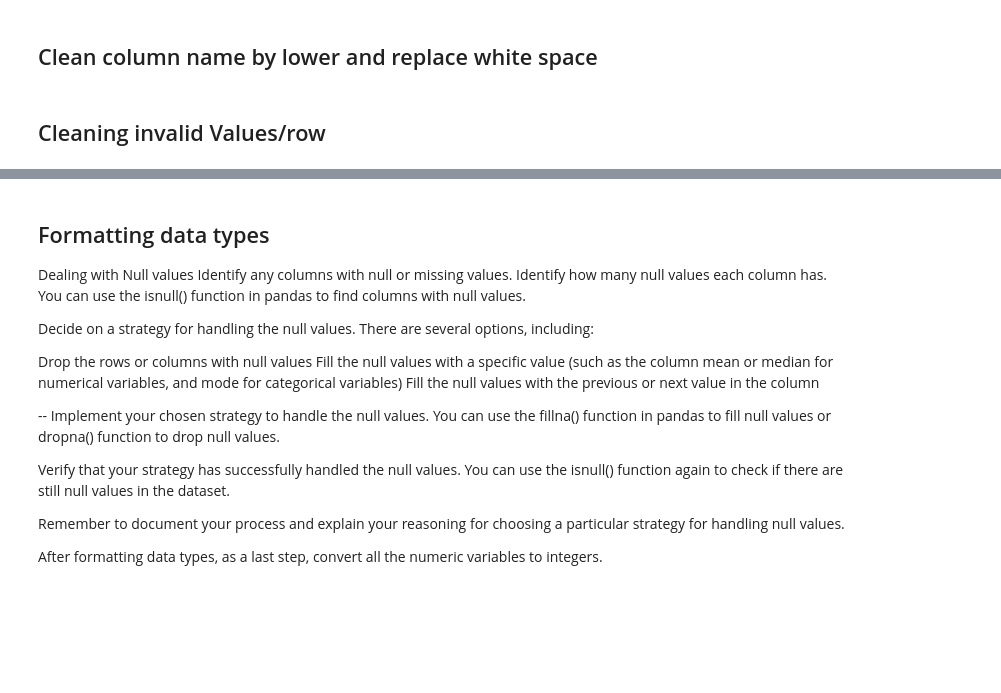
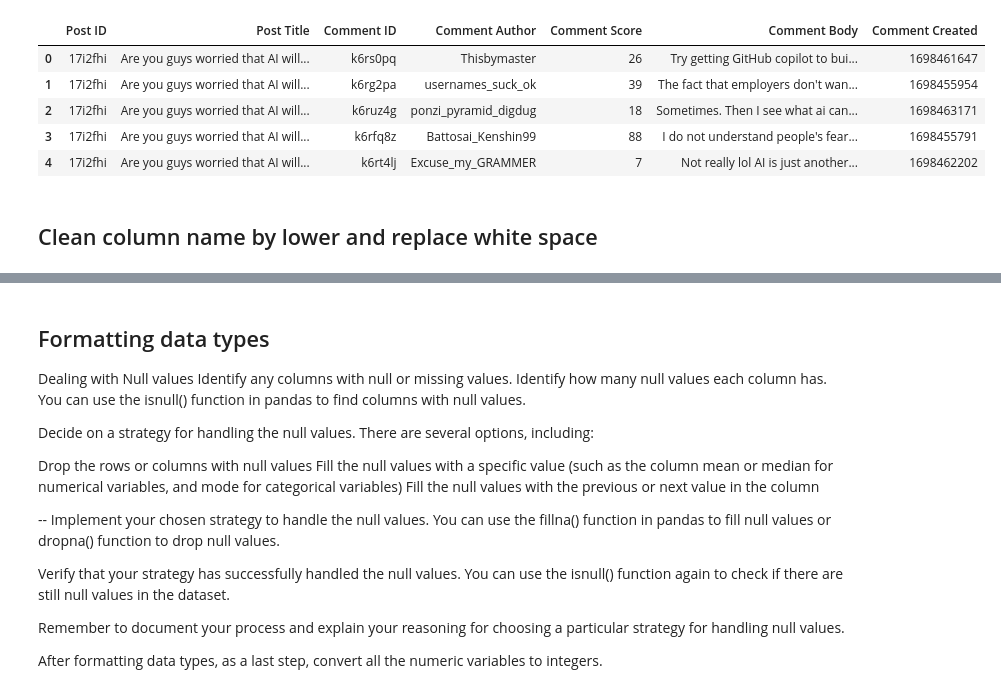
Before and after one commit to isg75/first_project, a Jupyter notebook: notebooks/cleaning_instructions.ipynb, the cells around one changed output, grey strips where cells are left out. Saved outputs shown, nothing was run; the diff lists cells and outputs as text; code cells hidden in the pictures; blank space fills up the shorter version.

```diff
--- a/notebooks/cleaning_instructions.ipynb
+++ b/notebooks/cleaning_instructions.ipynb
@@ -1,5 +1,15 @@
 # %%
 import pandas as pd
+# %%
+reddit_comments =pd.read_csv(r'..\data\raw\reddit_comments_combined.csv')
+reddit_comments.head()
+# %% [output]
+|  | Post ID | Post Title | Comment ID | Comment Author | Comment Score | Comment Body | Comment Created |
+| 0 | 17i2fhi | Are you guys worried that AI will... | k6rs0pq | Thisbymaster | 26 | Try getting GitHub copilot to bui... | 1698461647 |
+| 1 | 17i2fhi | Are you guys worried that AI will... | k6rg2pa | usernames_suck_ok | 39 | The fact that employers don't wan... | 1698455954 |
+| 2 | 17i2fhi | Are you guys worried that AI will... | k6ruz4g | ponzi_pyramid_digdug | 18 | Sometimes. Then I see what ai can... | 1698463171 |
+| 3 | 17i2fhi | Are you guys worried that AI will... | k6rfq8z | Battosai_Kenshin99 | 88 | I do not understand people's fear... | 1698455791 |
+| 4 | 17i2fhi | Are you guys worried that AI will... | k6rt4lj | Excuse_my_GRAMMER | 7 | Not really lol AI is just another... | 1698462202 |
 # %% [markdown]
 ## Clean column name by lower and replace white space
 # %%
@@ -11,2 +19,0 @@ df.rename(columns={'A old column': 'B new columns'}, inplace=True)
-# %% [markdown]
-## Cleaning invalid Values/row
```
Also changed, not shown: parts of 28 cells of this notebook, 7 other files.
